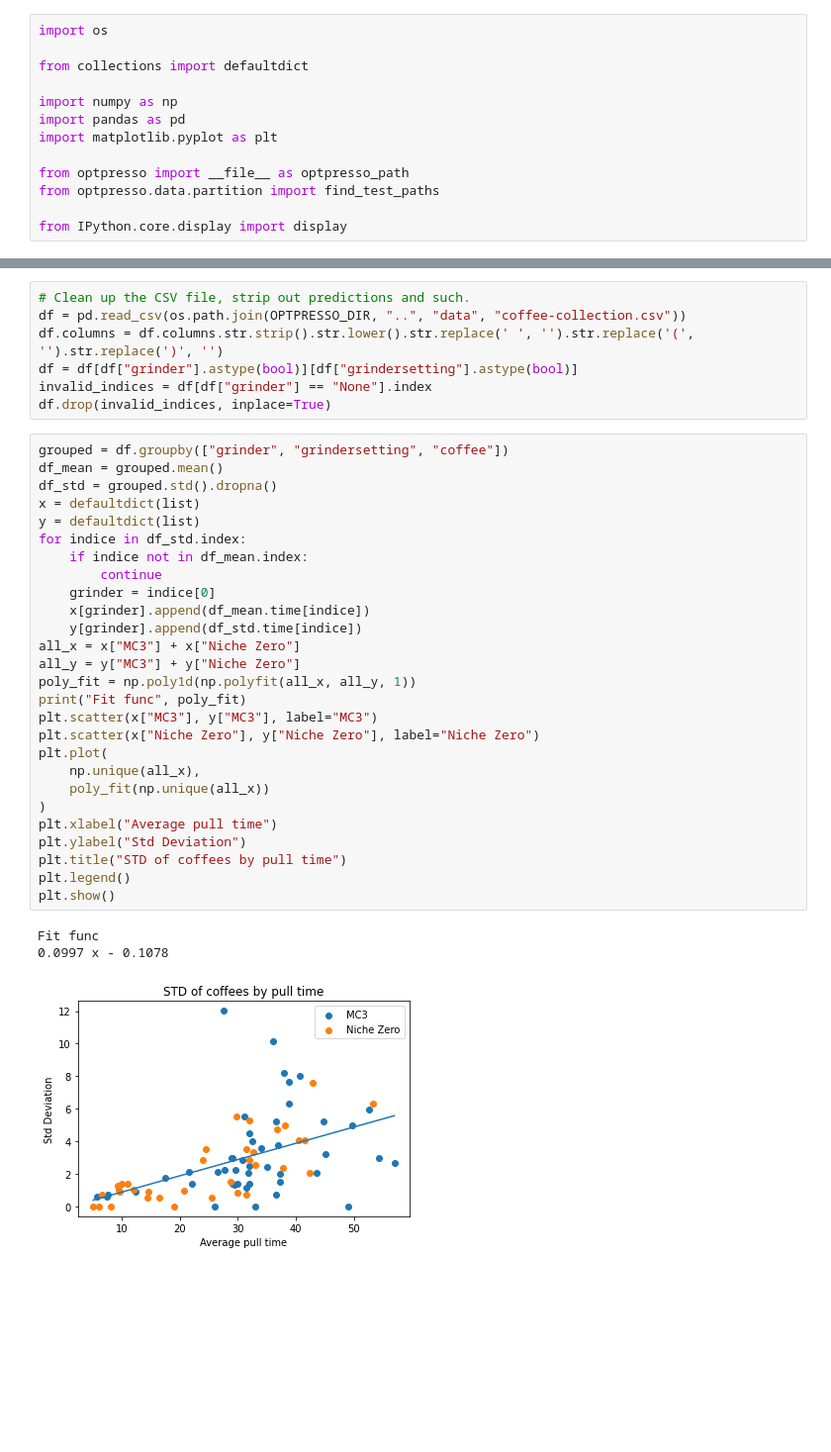
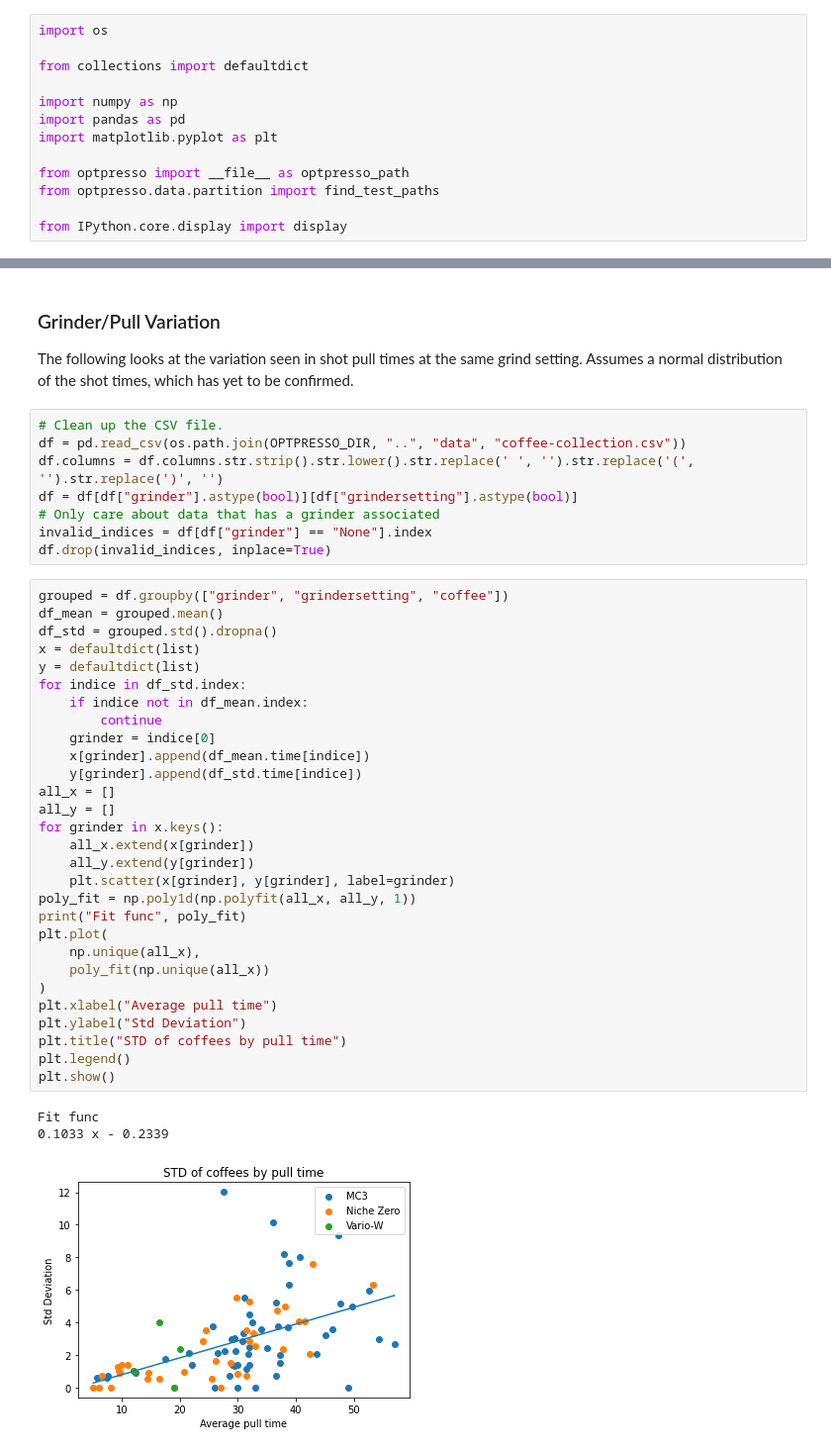
Before and after one commit to badisa/optpresso, a Jupyter notebook: notebooks/coffee-data-notebook.ipynb, the cells around one changed output, grey strips where cells are left out. Shown at 99% size. Saved outputs shown, nothing was run; the diff lists cells and outputs as text; blank space fills up the shorter version.

```diff
--- a/notebooks/coffee-data-notebook.ipynb
+++ b/notebooks/coffee-data-notebook.ipynb
@@ -39,39 +42,46 @@ Spread of all data in /home/badisa/coffee-images/train
+# %% [markdown]
+### Grinder/Pull Variation
+
+The following looks at the variation seen in shot pull times at the same grind setting. Assumes a normal distribution of the shot times, which has yet to be confirmed.
 # %%
-# Clean up the CSV file, strip out predictions and such.
+# Clean up the CSV file.
 df = pd.read_csv(os.path.join(OPTPRESSO_DIR, "..", "data", "coffee-collection.csv"))
 df.columns = df.columns.str.strip().str.lower().str.replace(' ', '').str.replace('(', '').str.replace(')', '')
 df = df[df["grinder"].astype(bool)][df["grindersetting"].astype(bool)]
+# Only care about data that has a grinder associated
 invalid_indices = df[df["grinder"] == "None"].index
 df.drop(invalid_indices, inplace=True)
 # %%
 grouped = df.groupby(["grinder", "grindersetting", "coffee"])
 df_mean = grouped.mean()
 df_std = grouped.std().dropna()
 x = defaultdict(list)
 y = defaultdict(list)
 for indice in df_std.index:
     if indice not in df_mean.index:
         continue
     grinder = indice[0]
     x[grinder].append(df_mean.time[indice])
     y[grinder].append(df_std.time[indice])
-all_x = x["MC3"] + x["Niche Zero"]
-all_y = y["MC3"] + y["Niche Zero"]
+all_x = []
+all_y = []
+for grinder in x.keys():
+    all_x.extend(x[grinder])
+    all_y.extend(y[grinder])
+    plt.scatter(x[grinder], y[grinder], label=grinder)
 poly_fit = np.poly1d(np.polyfit(all_x, all_y, 1))
 print("Fit func", poly_fit)
-plt.scatter(x["MC3"], y["MC3"], label="MC3")
-plt.scatter(x["Niche Zero"], y["Niche Zero"], label="Niche Zero")
 plt.plot(
     np.unique(all_x),
     poly_fit(np.unique(all_x))
 )
 plt.xlabel("Average pull time")
 plt.ylabel("Std Deviation")
 plt.title("STD of coffees by pull time")
 plt.legend()
 plt.show()
 # %% [output]
 Fit func
-0.0997 x - 0.1078
+0.1033 x - 0.2339
-[figure, old version]
+[figure, new version]
 # %%
```
Also changed, not shown: parts of 5 cells of this notebook, 1 other file.
